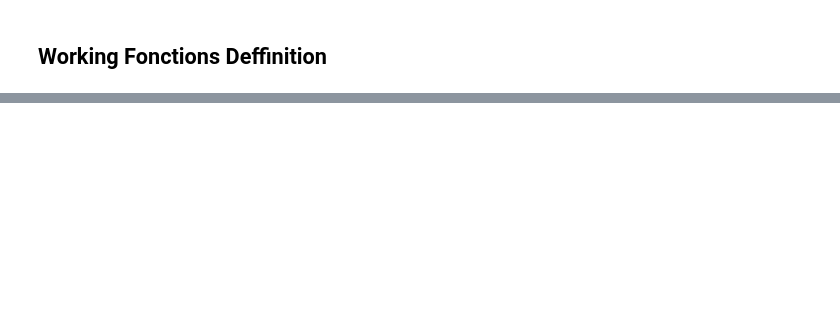
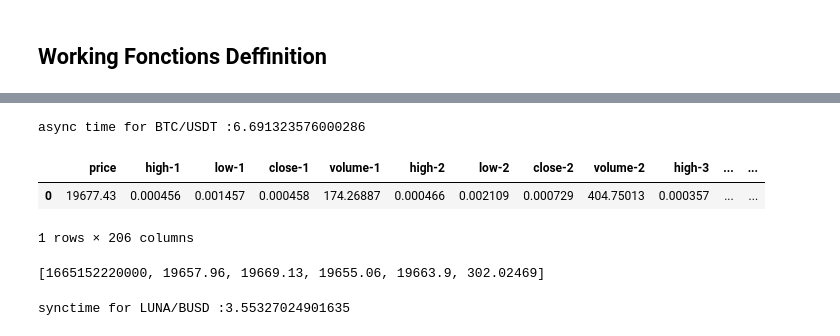
Before and after one commit to AyoubJadouli/Crypto_backtest_tools, a Jupyter notebook: ++UsingAIModel.ipynb, the cells around one changed output, grey strips where cells are left out. Cells and saved outputs as stored; diff of their text form; code cells hidden in the pictures; blank space fills up the shorter version.

```diff
--- a/++UsingAIModel.ipynb
+++ b/++UsingAIModel.ipynb
@@ -2,25 +2,28 @@
 # Final Model Prediction
 # %%
 %cd '/UltimeTradingBot/Crypto_backtest_tools'
+WINDOW_SIZE=5
+BUY_PERCENT=0.28
+MAX_FORCAST_SIZE=1
 VERSION=1
-TESTING_MOD=False
-JUST_IMPORT_DATA=False
+TESTING_MOD=True
+JUST_IMPORT_DATA=True
 #Normalization_File='w15_NoVol_Normalization.json'
 #Model_FileName='w15_NoVol_XcryptoAi_model.hdf5'
 ALLHIST_FILE='Results_history.json'
 DATA_DIR='/UltimeTradingBot/Data/'
 FIRST_NORM_FLAG=True
-WINDOW_SIZE=20
-BUY_PERCENT=0.5
 DATA_DIR='/UltimeTradingBot/Data'
-MAX_FORCAST_SIZE=7
-Normalization_File=f'{DATA_DIR}/00{int(BUY_PERCENT*10)}_w{WINDOW_SIZE}_max{MAX_FORCAST_SIZE}min_Norm_v{VERSION}.json'
-Model_FileName=f'{DATA_DIR}/00{int(BUY_PERCENT*10)}_w{WINDOW_SIZE}_max{MAX_FORCAST_SIZE}min_Model_v{VERSION}.hdf5'
-DATA_FILE=f'{DATA_DIR}/00{int(BUY_PERCENT*10)}_w{WINDOW_SIZE}_max{MAX_FORCAST_SIZE}min_Data_v{VERSION}.csv'
+Normalization_File=f'{DATA_DIR}/tp{int(BUY_PERCENT*100)}_w{WINDOW_SIZE}_max{MAX_FORCAST_SIZE}min_Norm_v{VERSION}.json'
+Model_FileName=f'{DATA_DIR}/tp{int(BUY_PERCENT*100)}_w{WINDOW_SIZE}_max{MAX_FORCAST_SIZE}min_Model_v{VERSION}.hdf5'
+DATA_FILE=f'{DATA_DIR}/tp{int(BUY_PERCENT*100)}_w{WINDOW_SIZE}_max{MAX_FORCAST_SIZE}min_Data_v{VERSION}.csv'
 window=WINDOW_SIZE
 SELL_PERCENT=0.30
 NORM_FILE=Normalization_File
 MODEL_FILE=Model_FileName
+Px=6
+BUFFER_SIZE=200000*Px
+SAMPLE_SIZE=4000*Px
 
 #DATA_FILE=DATA_DIR+'w'+str(WINDOW_SIZE)+'_EXTData.csv'
 # %% [output]
@@ -673,5 +678,21 @@ async def get_all_data_for(list_pair=Binance_USDT_HALAL,exchange=ex,window=WINDO
 # %%
 #import ccxt.async_support as ccxt2
 # %%
-pdata=await async_instant_full_data(pair="LUNA/BUSD",exchange=ex,window=WINDOW_SIZE)
+pdata=await async_instant_full_data(pair="BTC/USDT",exchange=ex,window=WINDOW_SIZE)
+pdata
 ## minimum 1.4 seconds
+# %% [output]
+async time for BTC/USDT :6.691323576000286
+|  | price | high-1 | low-1 | close-1 | volume-1 | high-2 | low-2 | close-2 | volume-2 | high-3 | ... | ... |
+| 0 | 19677.43 | 0.000456 | 0.001457 | 0.000458 | 174.26887 | 0.000466 | 0.002109 | 0.000729 | 404.75013 | 0.000357 | ... | ... |
+1 rows × 206 columns
+# %%
+window_i=1
+
+ex.fetch_ohlcv("BTC/USDT", '1m', limit=6)[0]
+# %% [output]
+[1665152220000, 19657.96, 19669.13, 19655.06, 19663.9, 302.02469]
+# %%
+pdata=instant_full_data(pair="LUNA/BUSD",exchange=ex,window=WINDOW_SIZE)
+# %% [output]
+synctime for LUNA/BUSD :3.55327024901635
```
Also changed, not shown: parts of 30 cells of this notebook, 24 other files.
